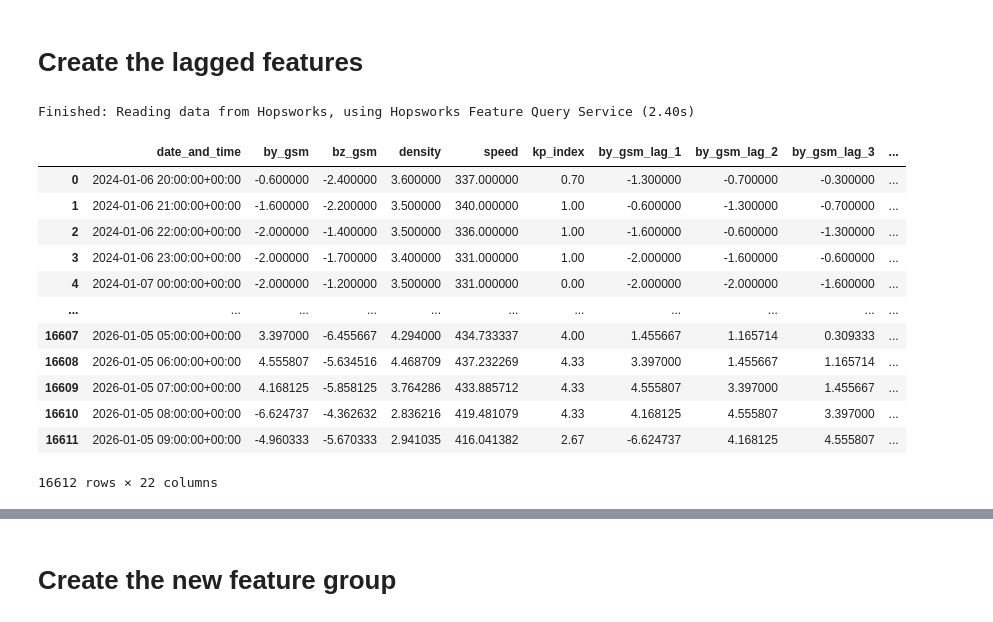
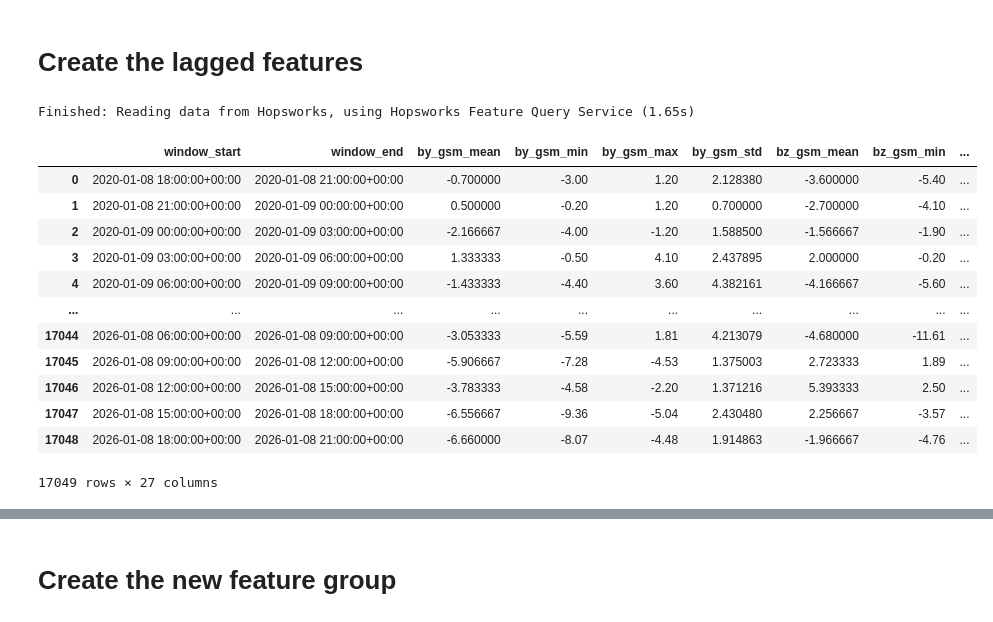
Before and after one commit to AlessandroBertelli/ID2223_Project, a Jupyter notebook: 3_aurora_training_pipeline.ipynb, the cells around one changed output, grey strips where cells are left out. Drawn from its saved outputs; the diff is of its cells as text; code cells hidden in the pictures.

```diff
--- a/3_aurora_training_pipeline.ipynb
+++ b/3_aurora_training_pipeline.ipynb
@@ -53,34 +51,57 @@ solar_wind_fg = fs.get_feature_group(name="solar_wind_fg", version=2)
+# %%
+# Create lagged for the KP index to capture temporal dependencies
+merged_df = solar_wind_fg.read()
+# Sort by chronological order
+merged_df = merged_df.sort_values('window_start').reset_index(drop=True)
+
+LAGS = [1, 2]  # 3h, 6h of lagging
+
+LAG_FEATURES = [
+    "bz_gsm_mean",
+    "bz_gsm_min",
+    "speed_mean",
+    "density_mean"
+]
+
+for lag in LAGS:
+    for col in LAG_FEATURES:
+        merged_df[f"{col}_lag_{lag}"] = merged_df[col].shift(lag)
+
+# Drop rows with NaNs introduced by lagging
+merged_df = merged_df.dropna().reset_index(drop=True)
+
+merged_df
+# %% [output]
+Finished: Reading data from Hopsworks, using Hopsworks Feature Query Service (1.65s)
+|  | window_start | window_end | by_gsm_mean | by_gsm_min | by_gsm_max | by_gsm_std | bz_gsm_mean | bz_gsm_min | ... |
+| 0 | 2020-01-08 18:00:00+00:00 | 2020-01-08 21:00:00+00:00 | -0.700000 | -3.00 | 1.20 | 2.128380 | -3.600000 | -5.40 | ... |
+| 1 | 2020-01-08 21:00:00+00:00 | 2020-01-09 00:00:00+00:00 | 0.500000 | -0.20 | 1.20 | 0.700000 | -2.700000 | -4.10 | ... |
+| 2 | 2020-01-09 00:00:00+00:00 | 2020-01-09 03:00:00+00:00 | -2.166667 | -4.00 | -1.20 | 1.588500 | -1.566667 | -1.90 | ... |
+| 3 | 2020-01-09 03:00:00+00:00 | 2020-01-09 06:00:00+00:00 | 1.333333 | -0.50 | 4.10 | 2.437895 | 2.000000 | -0.20 | ... |
+| 4 | 2020-01-09 06:00:00+00:00 | 2020-01-09 09:00:00+00:00 | -1.433333 | -4.40 | 3.60 | 4.382161 | -4.166667 | -5.60 | ... |
+| ... | ... | ... | ... | ... | ... | ... | ... | ... | ... |
+| 17044 | 2026-01-08 06:00:00+00:00 | 2026-01-08 09:00:00+00:00 | -3.053333 | -5.59 | 1.81 | 4.213079 | -4.680000 | -11.61 | ... |
+| 17045 | 2026-01-08 09:00:00+00:00 | 2026-01-08 12:00:00+00:00 | -5.906667 | -7.28 | -4.53 | 1.375003 | 2.723333 | 1.89 | ... |
+| 17046 | 2026-01-08 12:00:00+00:00 | 2026-01-08 15:00:00+00:00 | -3.783333 | -4.58 | -2.20 | 1.371216 | 5.393333 | 2.50 | ... |
+| 17047 | 2026-01-08 15:00:00+00:00 | 2026-01-08 18:00:00+00:00 | -6.556667 | -9.36 | -5.04 | 2.430480 | 2.256667 | -3.57 | ... |
+| 17048 | 2026-01-08 18:00:00+00:00 | 2026-01-08 21:00:00+00:00 | -6.660000 | -8.07 | -4.48 | 1.914863 | -1.966667 | -4.76 | ... |
+17049 rows × 27 columns
 # %%
-# Create lagged for the KP index to capture temporal dependencies
-merged_df = solar_wind_fg.read()
-# Ensure the date column is in datetime format
-merged_df['date_and_time'] = pd.to_datetime(merged_df['date_and_time'], errors='coerce')
-# Sort by chronological order
-merged_df = merged_df.sort_values('date_and_time').reset_index(drop=True)
+# # Create lagged for the KP index to capture temporal dependencies
+# merged_df = solar_wind_fg.read()
+# # Ensure the date column is in datetime format
+# merged_df['date_and_time'] = pd.to_datetime(merged_df['date_and_time'], errors='coerce')
+# # Sort by chronological order
+# merged_df = merged_df.sort_values('date_and_time').reset_index(drop=True)
 
-LAGS = [1, 2, 3, 4]  # 30m, 60m, 90m, 120m
+# LAGS = [1, 2, 3, 4]  # 30m, 60m, 90m, 120m
 
-for col in ['by_gsm', 'bz_gsm', 'density', 'speed']:
-    for lag in LAGS:
-        merged_df[f"{col}_lag_{lag}"] = merged_df[col].shift(lag)
+# for col in ['by_gsm', 'bz_gsm', 'density', 'speed']:
+#     for lag in LAGS:
+#         merged_df[f"{col}_lag_{lag}"] = merged_df[col].shift(lag)
 
-# Drop rows with NaN values created by lagging
-merged_df = merged_df.dropna().reset_index(drop=True)
+# # Drop rows with NaN values created by lagging
+# merged_df = merged_df.dropna().reset_index(drop=True)
 
-merged_df
+# merged_df
-# %% [output]
-Finished: Reading data from Hopsworks, using Hopsworks Feature Query Service (2.40s)
-|  | date_and_time | by_gsm | bz_gsm | density | speed | kp_index | by_gsm_lag_1 | by_gsm_lag_2 | by_gsm_lag_3 | ... |
-| 0 | 2024-01-06 20:00:00+00:00 | -0.600000 | -2.400000 | 3.600000 | 337.000000 | 0.70 | -1.300000 | -0.700000 | -0.300000 | ... |
-| 1 | 2024-01-06 21:00:00+00:00 | -1.600000 | -2.200000 | 3.500000 | 340.000000 | 1.00 | -0.600000 | -1.300000 | -0.700000 | ... |
-| 2 | 2024-01-06 22:00:00+00:00 | -2.000000 | -1.400000 | 3.500000 | 336.000000 | 1.00 | -1.600000 | -0.600000 | -1.300000 | ... |
-| 3 | 2024-01-06 23:00:00+00:00 | -2.000000 | -1.700000 | 3.400000 | 331.000000 | 1.00 | -2.000000 | -1.600000 | -0.600000 | ... |
-| 4 | 2024-01-07 00:00:00+00:00 | -2.000000 | -1.200000 | 3.500000 | 331.000000 | 0.00 | -2.000000 | -2.000000 | -1.600000 | ... |
-| ... | ... | ... | ... | ... | ... | ... | ... | ... | ... | ... |
-| 16607 | 2026-01-05 05:00:00+00:00 | 3.397000 | -6.455667 | 4.294000 | 434.733337 | 4.00 | 1.455667 | 1.165714 | 0.309333 | ... |
-| 16608 | 2026-01-05 06:00:00+00:00 | 4.555807 | -5.634516 | 4.468709 | 437.232269 | 4.33 | 3.397000 | 1.455667 | 1.165714 | ... |
-| 16609 | 2026-01-05 07:00:00+00:00 | 4.168125 | -5.858125 | 3.764286 | 433.885712 | 4.33 | 4.555807 | 3.397000 | 1.455667 | ... |
-| 16610 | 2026-01-05 08:00:00+00:00 | -6.624737 | -4.362632 | 2.836216 | 419.481079 | 4.33 | 4.168125 | 4.555807 | 3.397000 | ... |
-| 16611 | 2026-01-05 09:00:00+00:00 | -4.960333 | -5.670333 | 2.941035 | 416.041382 | 2.67 | -6.624737 | 4.168125 | 4.555807 | ... |
-16612 rows × 22 columns
 # %%
```
Also changed, not shown: parts of 9 cells of this notebook, 1 other file.
